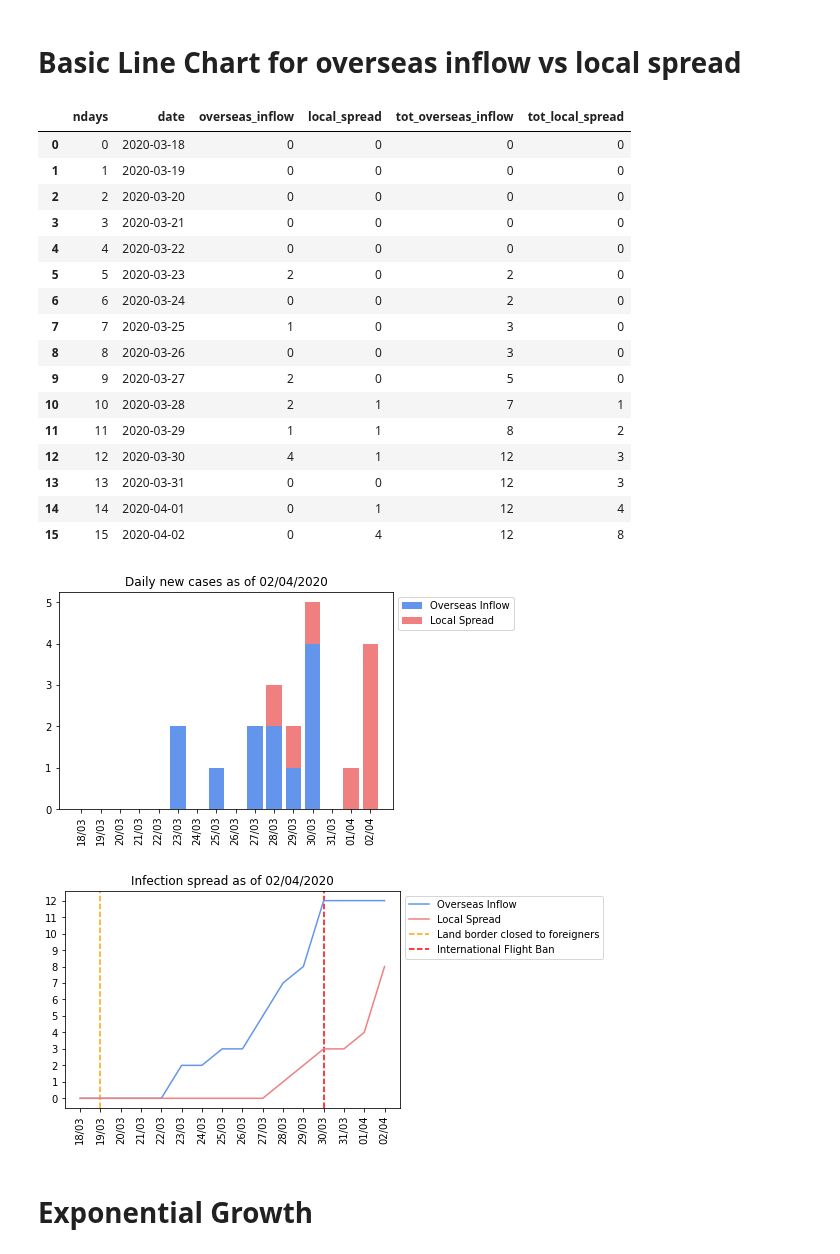
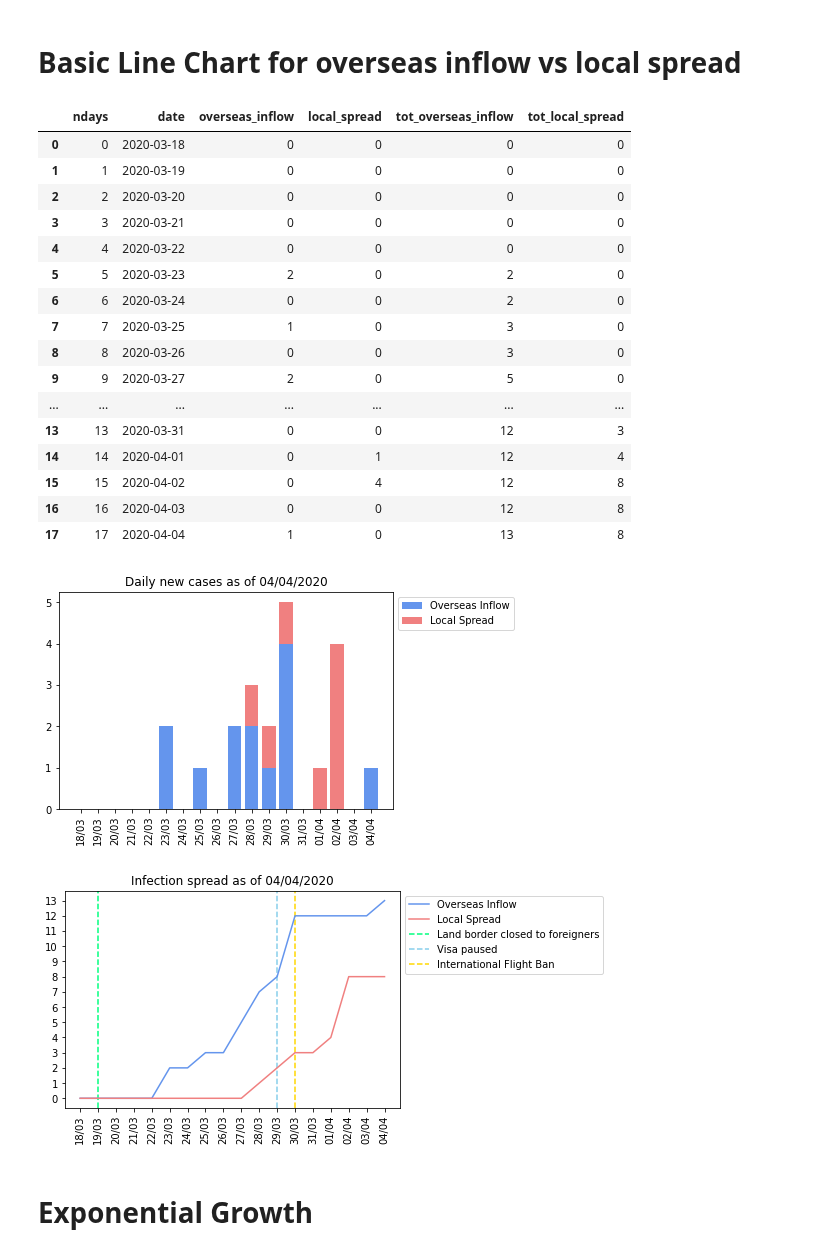
Before and after one commit to finerbrighterlighter/myanmar_covid19, a Jupyter notebook: exponential_growth.ipynb, the cells around one changed output. Cells and saved outputs as stored; diff of their text form; code cells hidden in the pictures.

```diff
--- a/exponential_growth.ipynb
+++ b/exponential_growth.ipynb
@@ -45,7 +45,8 @@ df
 df["first_date"] = pd.to_datetime(df["first_date"])
 df["qua_date"] = pd.to_datetime(df["qua_date"])
 df["ann_date"] = pd.to_datetime(df["ann_date"])
-
+df["ann_date"] = pd.to_datetime(df["ann_date"])
+df["exp_date"] = pd.to_datetime(df["exp_date"])
 df["until_qua"] = (df["qua_date"]-df["first_date"]).dt.days
 df["until_ann"] = (df["ann_date"]-df["qua_date"]).dt.days
 df
@@ -70,6 +71,7 @@ df
-# %%
-earliest = df["first_date"].min()
-df["until_first"] = (df["first_date"]-earliest).dt.days
+# %%
+df["until_first"] = (df["first_date"]-df["first_date"].min()).dt.days
+df["until_exp"] = np.where(df["exp_date"].notna(), (df["exp_date"]-df["ann_date"]).dt.days, 0)
+df["until_dsc"] = np.where(df["exp_date"].isna(), (pd.to_datetime("now")-df["ann_date"]).dt.days, 0)
 # %% [markdown]
 - travel -> travel history
 - region -> states and admininstrative regions of Myanmar where the case is quarantined
@@ -159,12 +162,12 @@ spread_trend_df
 | 7 | 7 | 2020-03-25 | 1 | 0 | 3 | 0 |
 | 8 | 8 | 2020-03-26 | 0 | 0 | 3 | 0 |
 | 9 | 9 | 2020-03-27 | 2 | 0 | 5 | 0 |
-| 10 | 10 | 2020-03-28 | 2 | 1 | 7 | 1 |
-| 11 | 11 | 2020-03-29 | 1 | 1 | 8 | 2 |
-| 12 | 12 | 2020-03-30 | 4 | 1 | 12 | 3 |
+| ... | ... | ... | ... | ... | ... | ... |
 | 13 | 13 | 2020-03-31 | 0 | 0 | 12 | 3 |
 | 14 | 14 | 2020-04-01 | 0 | 1 | 12 | 4 |
 | 15 | 15 | 2020-04-02 | 0 | 4 | 12 | 8 |
+| 16 | 16 | 2020-04-03 | 0 | 0 | 12 | 8 |
+| 17 | 17 | 2020-04-04 | 1 | 0 | 13 | 8 |
 # %%
 xindex = np.arange(len(pd.date_range(start=spread_trend_df.date.min(), end=spread_trend_df.date.max())))
 
@@ -182,25 +185,28 @@ plt.savefig(new_cases, bbox_inches = "tight")
 plt.show()
 files.download(new_cases)
 # %% [output]
-[figure, old version]
+[figure, new version]
 # %%
+xindex = np.arange(len(pd.date_range(start=spread_trend_df.date.min(), end=spread_trend_df.date.max())))
+
 plt.xticks(xindex,pd.date_range(start=spread_trend_df.date.min(), end=spread_trend_df.date.max()).strftime('%d/%m'), fontsize=10, rotation=90)
 plt.gca().yaxis.set_major_locator(mticker.MultipleLocator(1))
 
-land_close_fore = plt.axvline(x=1, color="orange", linestyle="--")
-air_close = plt.axvline(x=12, color="red", linestyle="--")
+land_close_fore = plt.axvline(x=1, color="springgreen", linestyle="--")
+visa_close = plt.axvline(x=11, color="skyblue", linestyle="--")
+air_close = plt.axvline(x=12, color="gold", linestyle="--")
 overseas_inflow = plt.plot(xindex, spread_trend_df["tot_overseas_inflow"], color="cornflowerblue")
 local_spread = plt.plot(xindex, spread_trend_df["tot_local_spread"], color="lightcoral")
 
 plt.title("Infection spread as of "+str(spread_trend_df.date.max().strftime("%d/%m/%Y")))
-plt.legend((overseas_inflow[0],local_spread[0],land_close_fore,air_close), ("Overseas Inflow", "Local Spread","Land border closed to foreigners","International Flight Ban"),loc='upper left', bbox_to_anchor=(1, 1))
+plt.legend((overseas_inflow[0],local_spread[0],land_close_fore,visa_close,air_close), ("Overseas Inflow", "Local Spread","Land border closed to foreigners","Visa paused","International Flight Ban"),loc='upper left', bbox_to_anchor=(1, 1))
 
 spread = str(df["ann_date"][df.index[-1]])+"_spread.svg"
 plt.savefig(spread, bbox_inches = "tight")
 plt.show()
 files.download(spread)
 # %% [output]
-[figure, old version]
+[figure, new version]
 # %% [markdown]
 # Exponential Growth
 # %%
```
Also changed, not shown: parts of 12 cells of this notebook.
